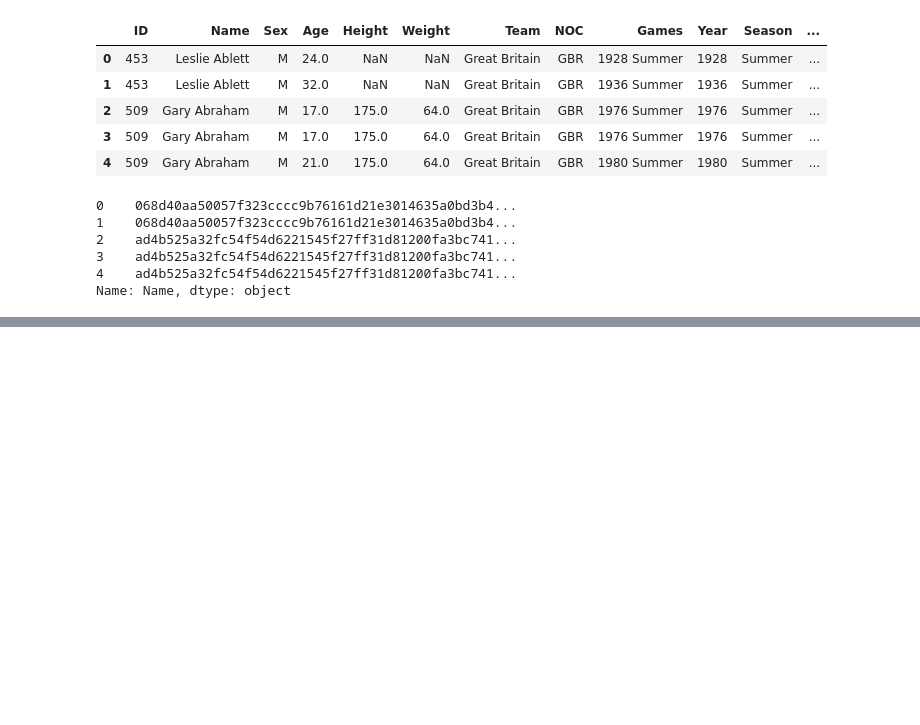
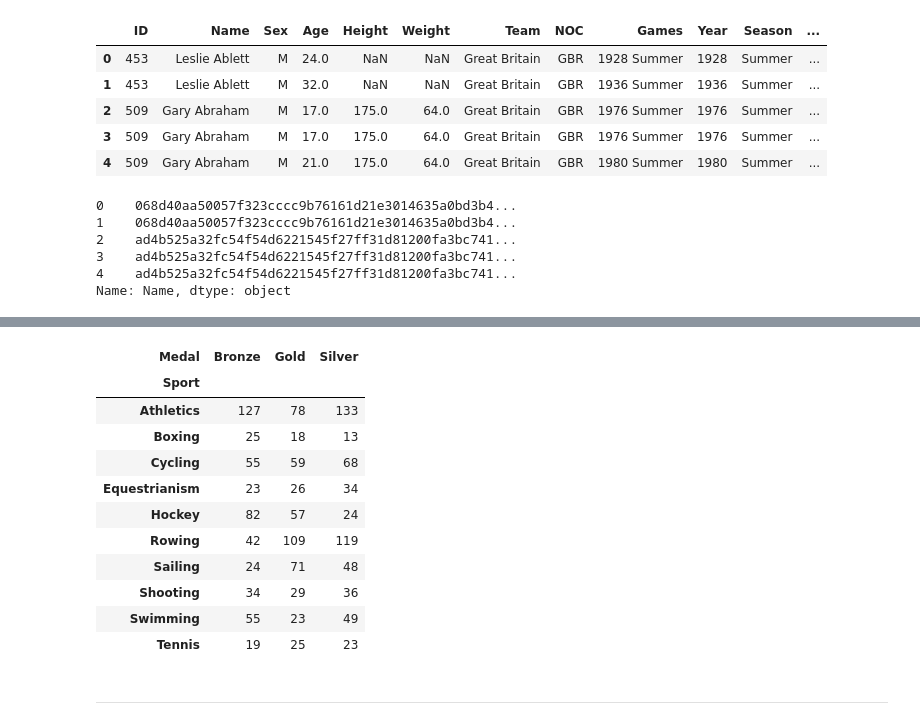
Before and after one commit to nouralahmad89-crypto/OS-projekt-Storbrittanien, a Jupyter notebook: notebooks/data_analysis.ipynb, the cells around one changed output, grey strips where cells are left out. Saved outputs shown, nothing was run; the diff lists cells and outputs as text; code cells hidden in the pictures; blank space fills up the shorter version.

```diff
--- a/notebooks/data_analysis.ipynb
+++ b/notebooks/data_analysis.ipynb
@@ -361,0 +416,25 @@ gbr.head()
+# %%
+# Take top 10 sports by total medals
+top10_sports = medals_per_sport.head(10).index
+
+# Filter the original medal DataFrame for only these sports
+top10_medals = gbr_medals[gbr_medals['Sport'].isin(top10_sports)]
+
+# Group by Sport and Medal type, then unstack
+top_medal = top10_medals.groupby(['Sport', 'Medal']).size().unstack(fill_value=0)
+top_medal
+# %% [output]
+| Medal | Bronze | Gold | Silver |
+| Sport |  |  |  |
+| Athletics | 127 | 78 | 133 |
+| Boxing | 25 | 18 | 13 |
+| Cycling | 55 | 59 | 68 |
+| Equestrianism | 23 | 26 | 34 |
+| Hockey | 82 | 57 | 24 |
+| Rowing | 42 | 109 | 119 |
+| Sailing | 24 | 71 | 48 |
+| Shooting | 34 | 29 | 36 |
+| Swimming | 55 | 23 | 49 |
+| Tennis | 19 | 25 | 23 |
+# %% [markdown]
+------------
```
Also changed, not shown: parts of 5 cells of this notebook.
